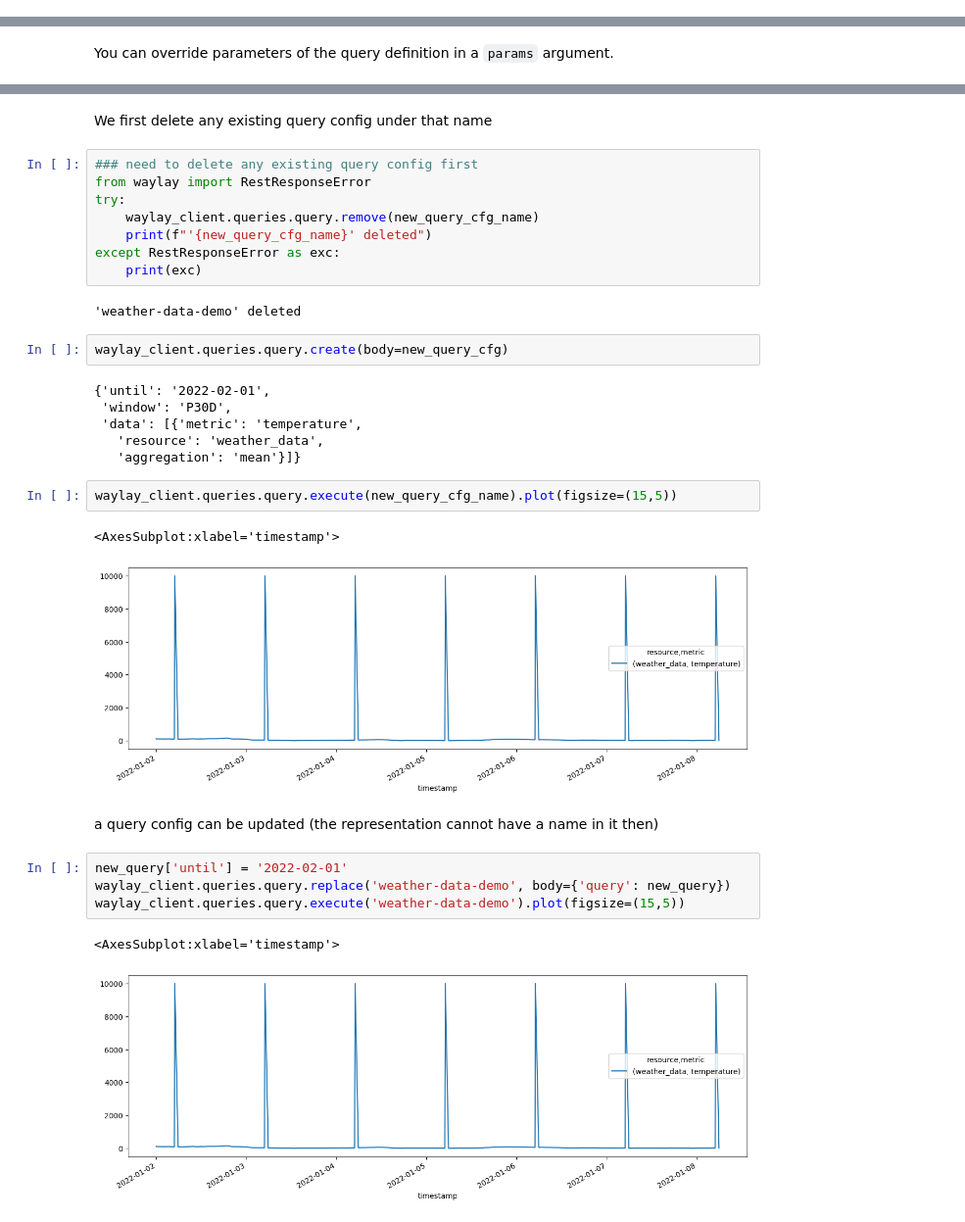
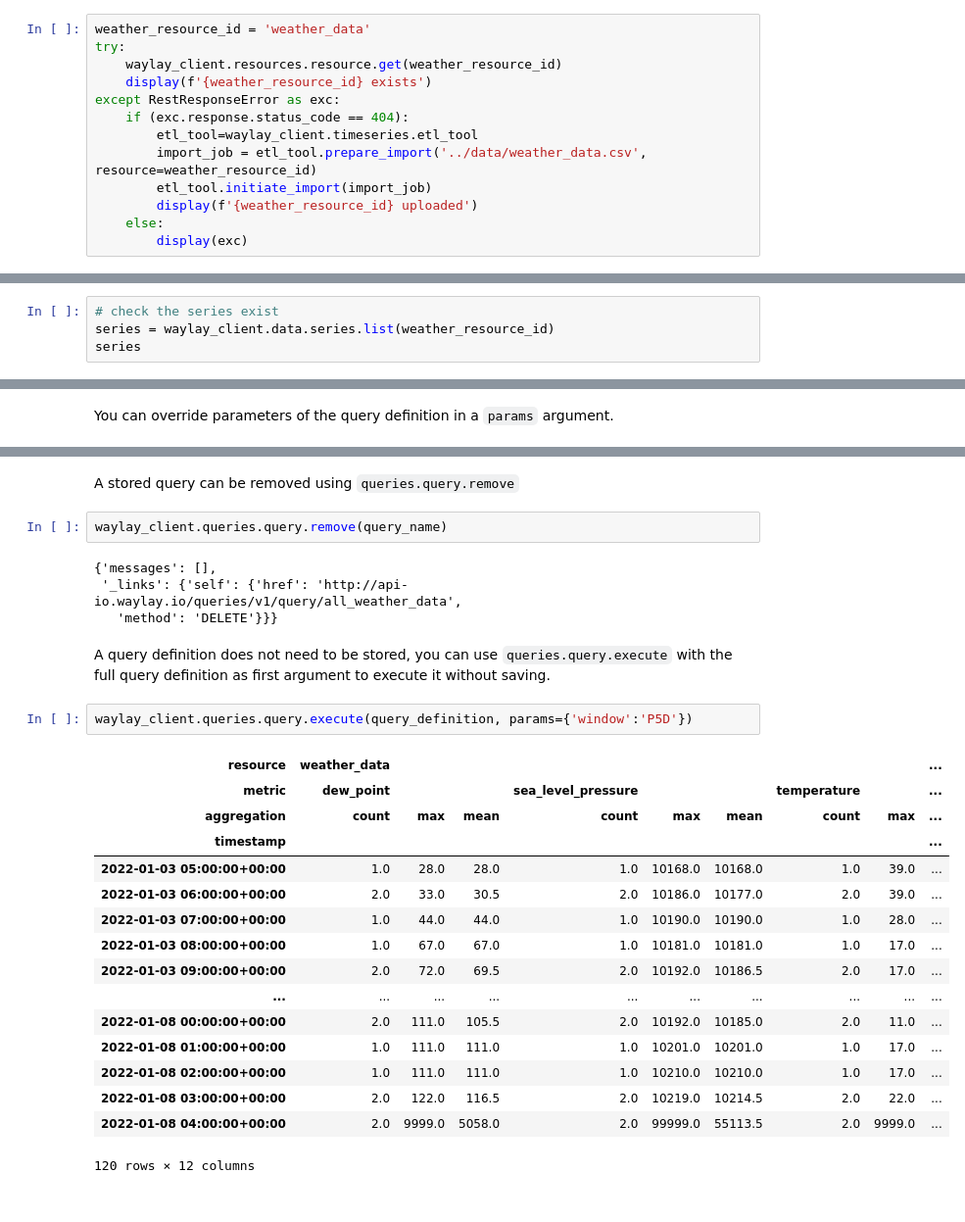
Before and after one commit to waylayio/demo-general, a Jupyter notebook: python-sdk/query/Multivariate time series retrieval with Query Configurations.ipynb, the cells around one changed output, grey strips where cells are left out. Shown at 98% size. Cells and saved outputs as stored; diff of their text form.

```diff
--- a/python-sdk/query/Multivariate time series retrieval with Query Configurations.ipynb
+++ b/python-sdk/query/Multivariate time series retrieval with Query Configurations.ipynb
@@ -22,0 +26,13 @@ waylay_client.queries.about.version()
+# %%
+weather_resource_id = 'weather_data'
+try:
+    waylay_client.resources.resource.get(weather_resource_id)
+    display(f'{weather_resource_id} exists')
+except RestResponseError as exc:
+    if (exc.response.status_code == 404):
+        etl_tool=waylay_client.timeseries.etl_tool
+        import_job = etl_tool.prepare_import('../data/weather_data.csv', resource=weather_resource_id)
+        etl_tool.initiate_import(import_job)
+        display(f'{weather_resource_id} uploaded')
+    else:
+        display(exc)
@@ -22,0 +41,4 @@ waylay_client.queries.about.version()
+# %%
+# check the series exist
+series = waylay_client.data.series.list(weather_resource_id)
+series
@@ -149,34 +209,29 @@ new_query_cfg
-# %% [markdown]
-We first delete any existing query config under that name
-# %%
-### need to delete any existing query config first
-from waylay import RestResponseError
-try:
-    waylay_client.queries.query.remove(new_query_cfg_name)
-    print(f"'{new_query_cfg_name}' deleted")
-except RestResponseError as exc:
-    print(exc)
-# %% [output]
-'weather-data-demo' deleted
+# %% [markdown]
+A stored query can be removed using `queries.query.remove`
 # %%
-waylay_client.queries.query.create(body=new_query_cfg)
+waylay_client.queries.query.remove(query_name)
 # %% [output]
-{'until': '2022-02-01',
- 'window': 'P30D',
- 'data': [{'metric': 'temperature',
-   'resource': 'weather_data',
-   'aggregation': 'mean'}]}
+{'messages': [],
+ '_links': {'self': {'href': 'http://api-io.waylay.io/queries/v1/query/all_weather_data',
+   'method': 'DELETE'}}}
+# %% [markdown]
+A query definition does not need to be stored, you can use  `queries.query.execute` with the full query definition as first argument to execute it without saving.
 # %%
-waylay_client.queries.query.execute(new_query_cfg_name).plot(figsize=(15,5))
+waylay_client.queries.query.execute(query_definition, params={'window':'P5D'})
 # %% [output]
+| resource | weather_data |  |  |  |  |  |  |  | ... |
+| metric | dew_point |  |  | sea_level_pressure |  |  | temperature |  | ... |
+| aggregation | count | max | mean | count | max | mean | count | max | ... |
+| timestamp |  |  |  |  |  |  |  |  | ... |
+| 2022-01-03 05:00:00+00:00 | 1.0 | 28.0 | 28.0 | 1.0 | 10168.0 | 10168.0 | 1.0 | 39.0 | ... |
+| 2022-01-03 06:00:00+00:00 | 2.0 | 33.0 | 30.5 | 2.0 | 10186.0 | 10177.0 | 2.0 | 39.0 | ... |
+| 2022-01-03 07:00:00+00:00 | 1.0 | 44.0 | 44.0 | 1.0 | 10190.0 | 10190.0 | 1.0 | 28.0 | ... |
+| 2022-01-03 08:00:00+00:00 | 1.0 | 67.0 | 67.0 | 1.0 | 10181.0 | 10181.0 | 1.0 | 17.0 | ... |
+| 2022-01-03 09:00:00+00:00 | 2.0 | 72.0 | 69.5 | 2.0 | 10192.0 | 10186.5 | 2.0 | 17.0 | ... |
+| ... | ... | ... | ... | ... | ... | ... | ... | ... | ... |
+| 2022-01-08 00:00:00+00:00 | 2.0 | 111.0 | 105.5 | 2.0 | 10192.0 | 10185.0 | 2.0 | 11.0 | ... |
+| 2022-01-08 01:00:00+00:00 | 1.0 | 111.0 | 111.0 | 1.0 | 10201.0 | 10201.0 | 1.0 | 17.0 | ... |
+| 2022-01-08 02:00:00+00:00 | 1.0 | 111.0 | 111.0 | 1.0 | 10210.0 | 10210.0 | 1.0 | 17.0 | ... |
+| 2022-01-08 03:00:00+00:00 | 2.0 | 122.0 | 116.5 | 2.0 | 10219.0 | 10214.5 | 2.0 | 22.0 | ... |
+| 2022-01-08 04:00:00+00:00 | 2.0 | 9999.0 | 5058.0 | 2.0 | 99999.0 | 55113.5 | 2.0 | 9999.0 | ... |
-<AxesSubplot:xlabel='timestamp'>
+120 rows × 12 columns
-[figure, removed]
-# %% [markdown]
-a query config can be updated (the representation cannot have a name in it then)
-# %%
-new_query['until'] = '2022-02-01'
-waylay_client.queries.query.replace('weather-data-demo', body={'query': new_query})
-waylay_client.queries.query.execute('weather-data-demo').plot(figsize=(15,5))
-# %% [output]
-<AxesSubplot:xlabel='timestamp'>
-[figure, removed]
```
Also changed, not shown: parts of 23 cells of this notebook, 26 other files.
